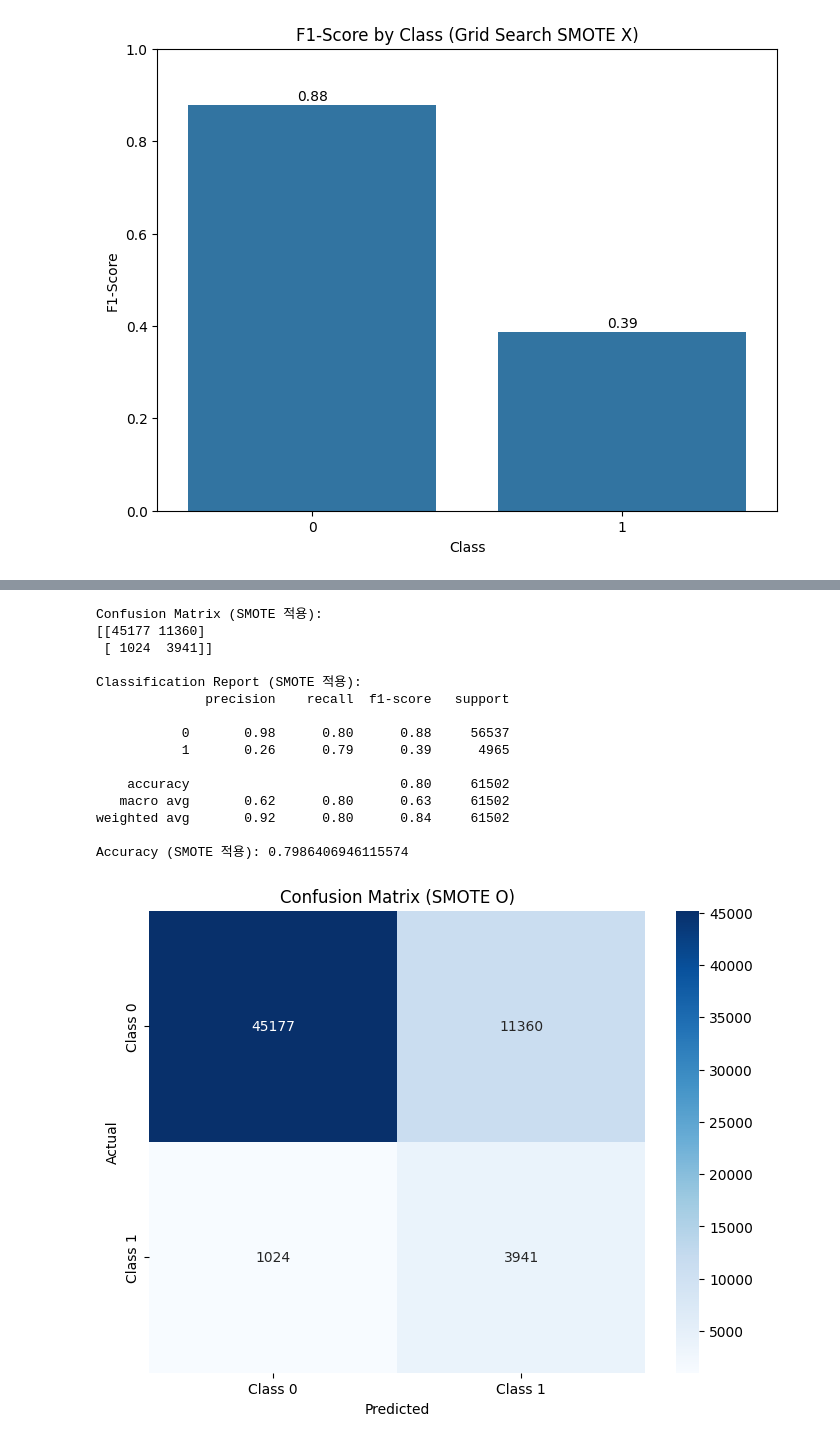
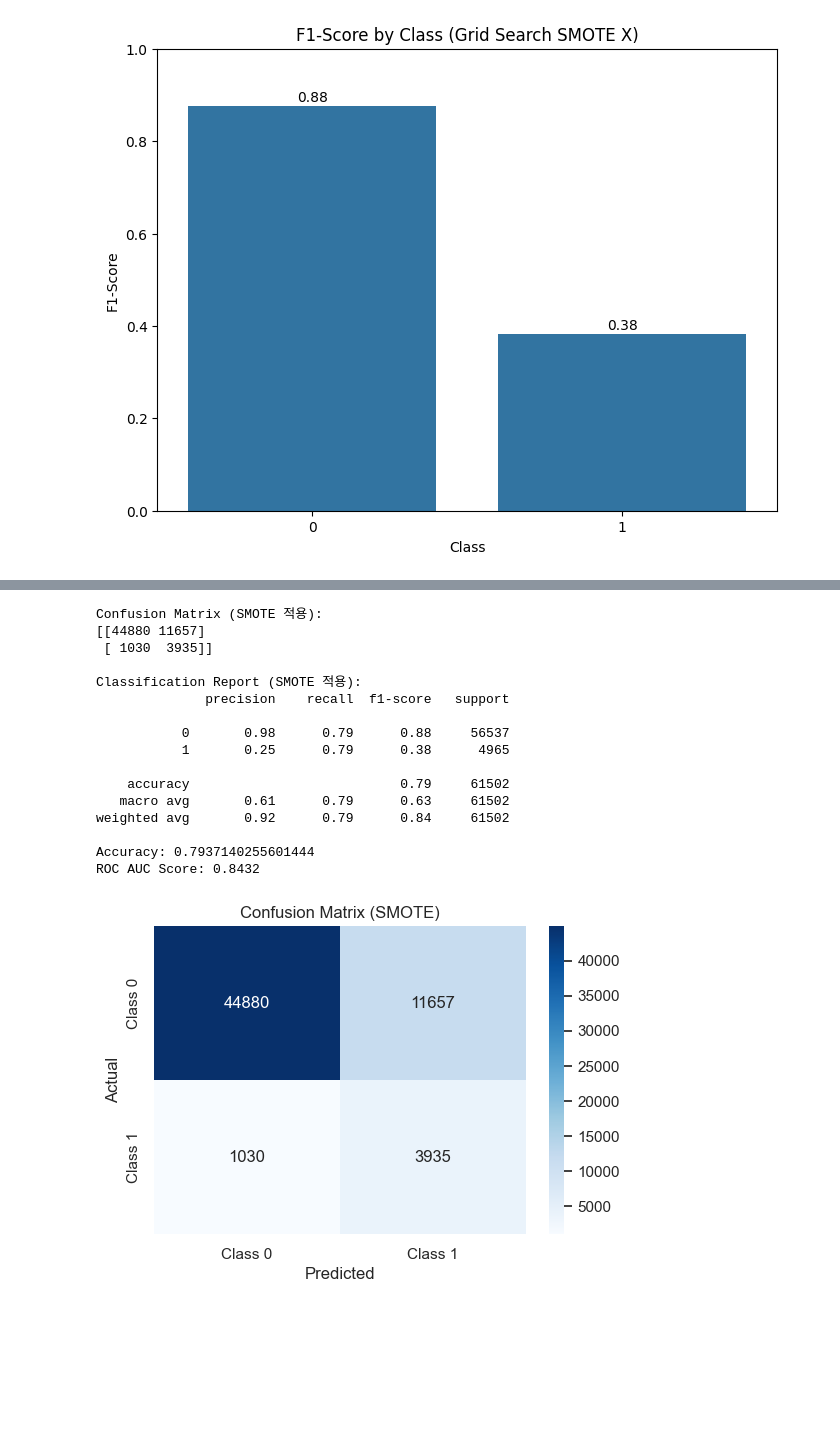
Before and after one commit to ppp1969/DataMining_TeamProject, a Jupyter notebook: jsh.ipynb, the cells around one changed output, grey strips where cells are left out. Cells and saved outputs as stored; diff of their text form; code cells hidden in the pictures; blank space fills up the shorter version.

Commit message:
Add Grid Search & SMOTE, ADASYN

```diff
--- a/jsh.ipynb
+++ b/jsh.ipynb
@@ -123,7 +109,7 @@ def stepwise_selection(X, y,
                        model,
                        scoring='roc_auc',
                        cv=5,
-                       threshold=1e-3,
+                       threshold=0.0005,
                        max_features=None,
                        direction='forward'):
     """
@@ -461,0 +571,7 @@ y_pred_smote = logreg_smote.predict(X_test)
+# %%
+# 선택된 특성을 사용하여 훈련 및 테스트 데이터 재구성
+X_train_selected = X_train[selected_features]
+X_test_selected = X_test[selected_features]
+
+print("선택된 특성을 사용한 훈련 데이터 크기:", X_train_selected.shape)
+print("선택된 특성을 사용한 테스트 데이터 크기:", X_test_selected.shape)
@@ -461,0 +634,16 @@ y_pred_smote = logreg_smote.predict(X_test)
+# %%
+# 그리드 서치 초기화 (SMOTE)
+grid_search_smote = GridSearchCV(
+    LogisticRegression(class_weight='balanced', random_state=42, max_iter=1000),
+    param_grid,
+    cv=5,
+    scoring='roc_auc',
+    n_jobs=-1,
+    verbose=1
+)
+
+# 그리드 서치 수행 (SMOTE)
+grid_search_smote.fit(X_train_smote, y_train_smote)
+
+print(f"\n최적 파라미터 (SMOTE 적용): {grid_search_smote.best_params_}")
+print(f"최고 교차 검증 ROC AUC 점수: {grid_search_smote.best_score_:.4f}")
@@ -462,38 +677,48 @@ y_pred_smote = logreg_smote.predict(X_test)
 # %%
-# 평가 지표 출력
-print("Confusion Matrix (SMOTE 적용):")
+# 최적 모델 선택 (SMOTE)
+best_logreg_smote = grid_search_smote.best_estimator_
+
+# 테스트 데이터 예측 (SMOTE)
+y_pred_smote = best_logreg_smote.predict(X_test_selected)
+y_proba_smote = best_logreg_smote.predict_proba(X_test_selected)[:, 1]
+
+# 평가 지표 출력 (SMOTE)
+print("\nConfusion Matrix (SMOTE 적용):")
 print(confusion_matrix(y_test, y_pred_smote))
 
 print("\nClassification Report (SMOTE 적용):")
 print(classification_report(y_test, y_pred_smote))
 
-print("Accuracy (SMOTE 적용):", accuracy_score(y_test, y_pred_smote))
+print("Accuracy:", accuracy_score(y_test, y_pred_smote))
+print(f"ROC AUC Score: {roc_auc_score(y_test, y_proba_smote):.4f}")
 # %% [output]
 Confusion Matrix (SMOTE 적용):
-[[45177 11360]
- [ 1024  3941]]
+[[44880 11657]
+ [ 1030  3935]]
 
 Classification Report (SMOTE 적용):
               precision    recall  f1-score   support
 
-           0       0.98      0.80      0.88     56537
-           1       0.26      0.79      0.39      4965
+           0       0.98      0.79      0.88     56537
+           1       0.25      0.79      0.38      4965
 
-    accuracy                           0.80     61502
-   macro avg       0.62      0.80      0.63     61502
-weighted avg       0.92      0.80      0.84     61502
+    accuracy                           0.79     61502
+   macro avg       0.61      0.79      0.63     61502
+weighted avg       0.92      0.79      0.84     61502
 
-Accuracy (SMOTE 적용): 0.7986406946115574
+Accuracy: 0.7937140255601444
+ROC AUC Score: 0.8432
 # %%
+
 # 혼동 행렬 시각화
 cm_smote = confusion_matrix(y_test, y_pred_smote)
-plt.figure(figsize=(8, 6))
+plt.figure(figsize=(6, 4))
 sns.heatmap(cm_smote, annot=True, fmt="d", cmap="Blues",
             xticklabels=['Class 0', 'Class 1'],
             yticklabels=['Class 0', 'Class 1'])
-plt.title("Confusion Matrix (SMOTE O)")
+plt.title("Confusion Matrix (SMOTE)")
 plt.xlabel("Predicted")
 plt.ylabel("Actual")
 plt.show()
 # %% [output]
-[figure, old version]
+[figure, new version]
```
Also changed, not shown: parts of 54 cells of this notebook.
